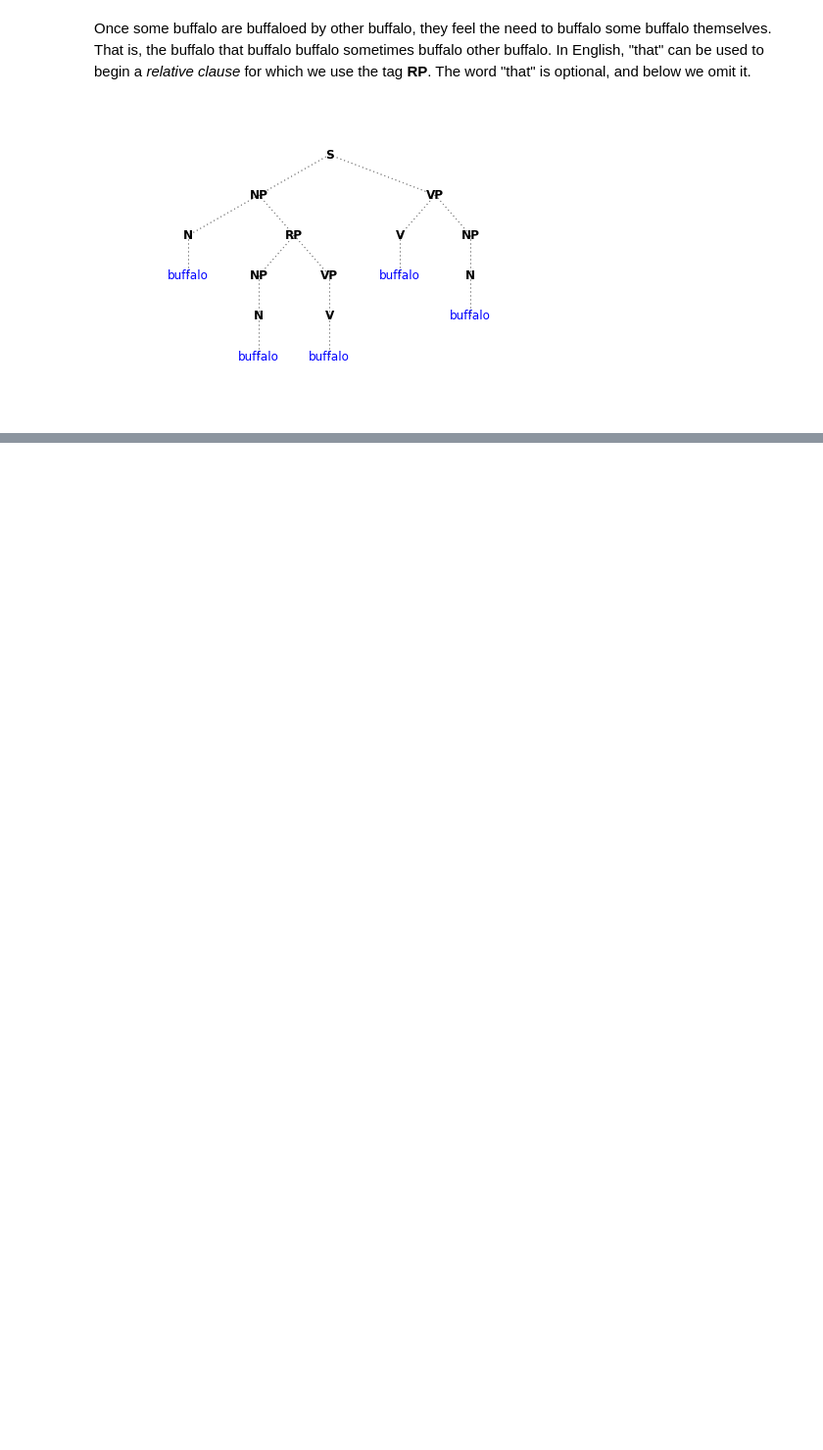
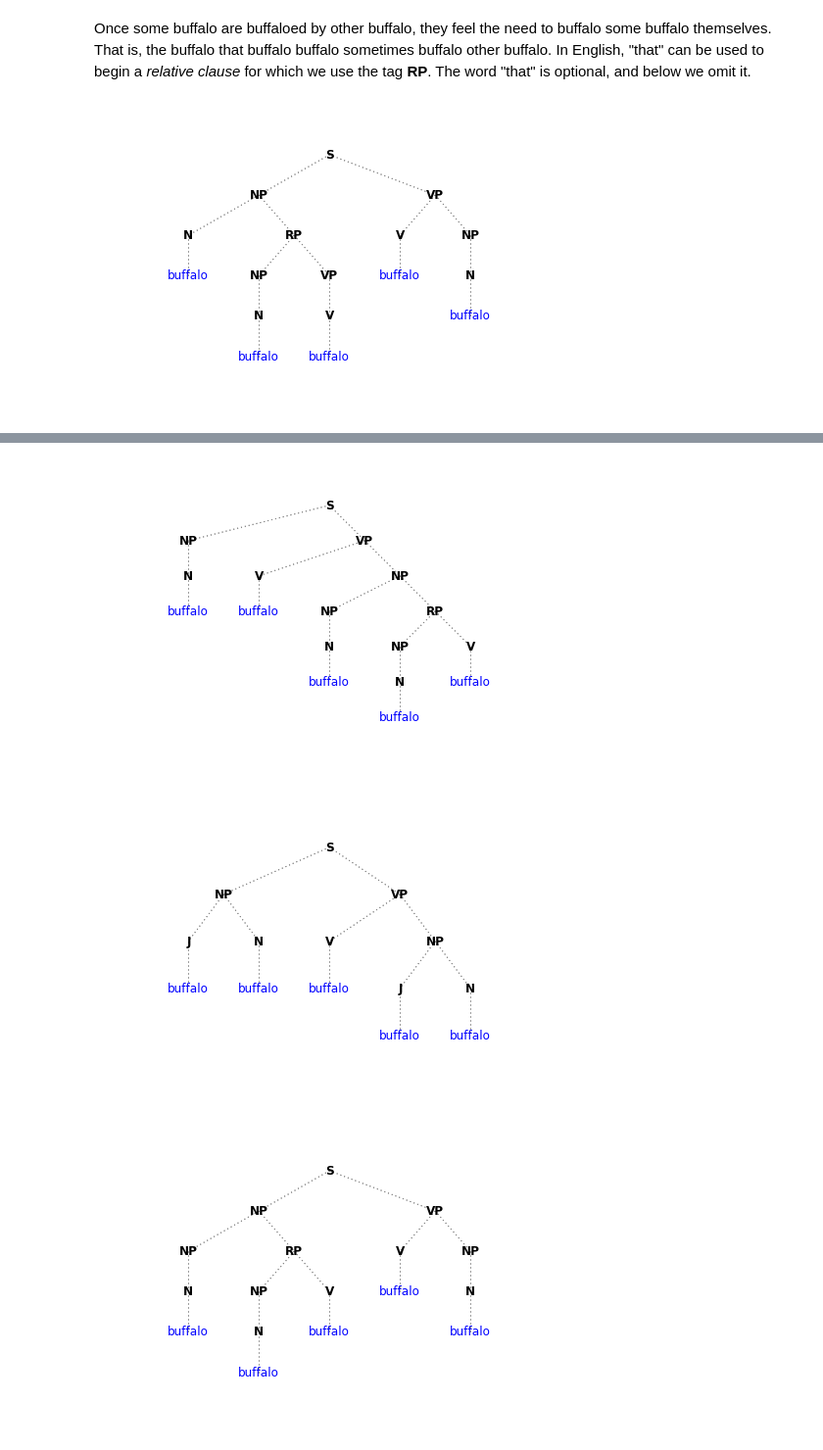
Before and after one commit to papajohn/john-denero, a Jupyter notebook: content/blog/parsing.ipynb, the cells around one changed output, grey strips where cells are left out. Shown at 98% size. Saved outputs shown, nothing was run; the diff lists cells and outputs as text; code cells hidden in the pictures; blank space fills up the shorter version.

Commit message:
Add parser to parsing blog post

```diff
--- a/content/blog/parsing.ipynb
+++ b/content/blog/parsing.ipynb
@@ -102,0 +209,37 @@ draw_tree(s)
+# %%
+def parse(line):
+    words = line.split()
+
+    def expand(start, end, tag):
+        """Yield all trees rooted by tag over words[start:end]."""
+        if end-start == 1:
+            word = words[start]
+            for leaf in lexicon:
+                if leaf.tag == tag and leaf.word == word:
+                    yield leaf
+        if tag in grammar:
+            for tags in grammar[tag]:
+                for branches in expand_all(start, end, tags):
+                    yield Tree(tag, branches)
+
+    def expand_all(start, end, tags):
+        """Yield all sequences of branches for tags over words[start:end]."""
+        if len(tags) == 1:
+            for branch in expand(start, end, tags[0]):
+                yield [branch]
+        else:
+            first, rest = tags[0], tags[1:]
+            for middle in range(start+1, end+1-len(rest)):
+                for first_branch in expand(start, middle, first):
+                    for rest_branches in expand_all(middle, end, rest):
+                        yield [first_branch] + rest_branches
+
+    for tree in expand(0, len(words), 'S'):
+        yield tree
+# %%
+# All possible parses of five buffalo!
+draw_trees(parse('buffalo buffalo buffalo buffalo buffalo'))
+# %% [output]
+[figure, added]
+[figure, added]
+[figure, added]
```
Also changed, not shown: parts of 15 cells of this notebook, 2 other files.
